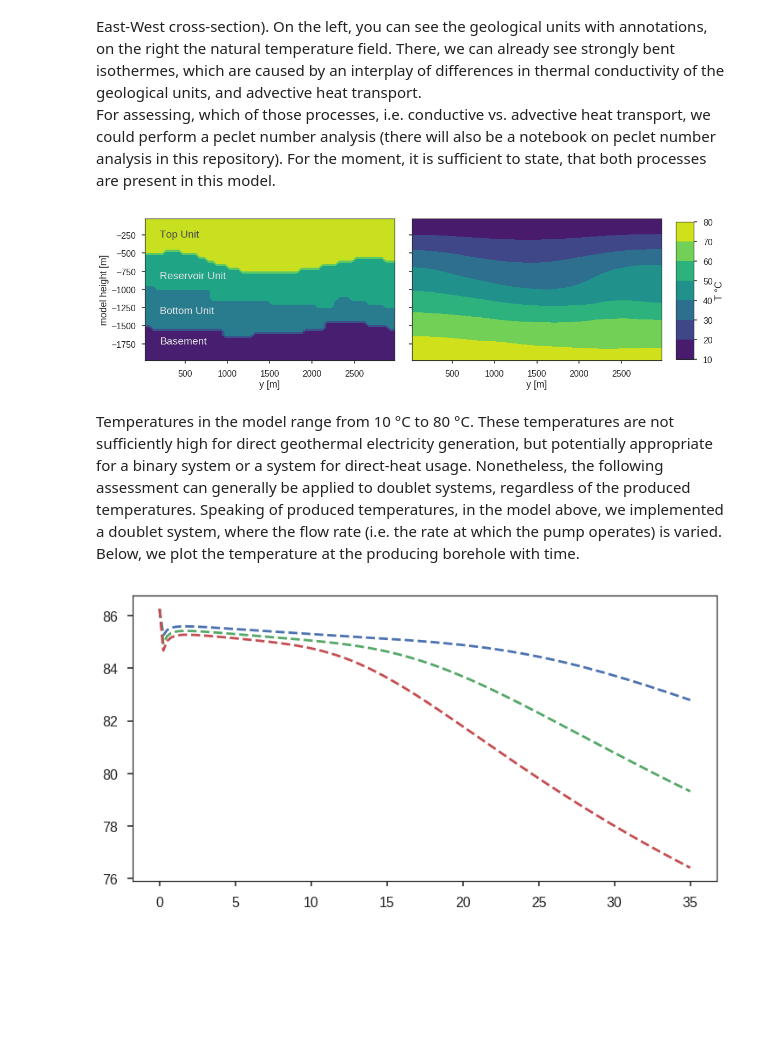
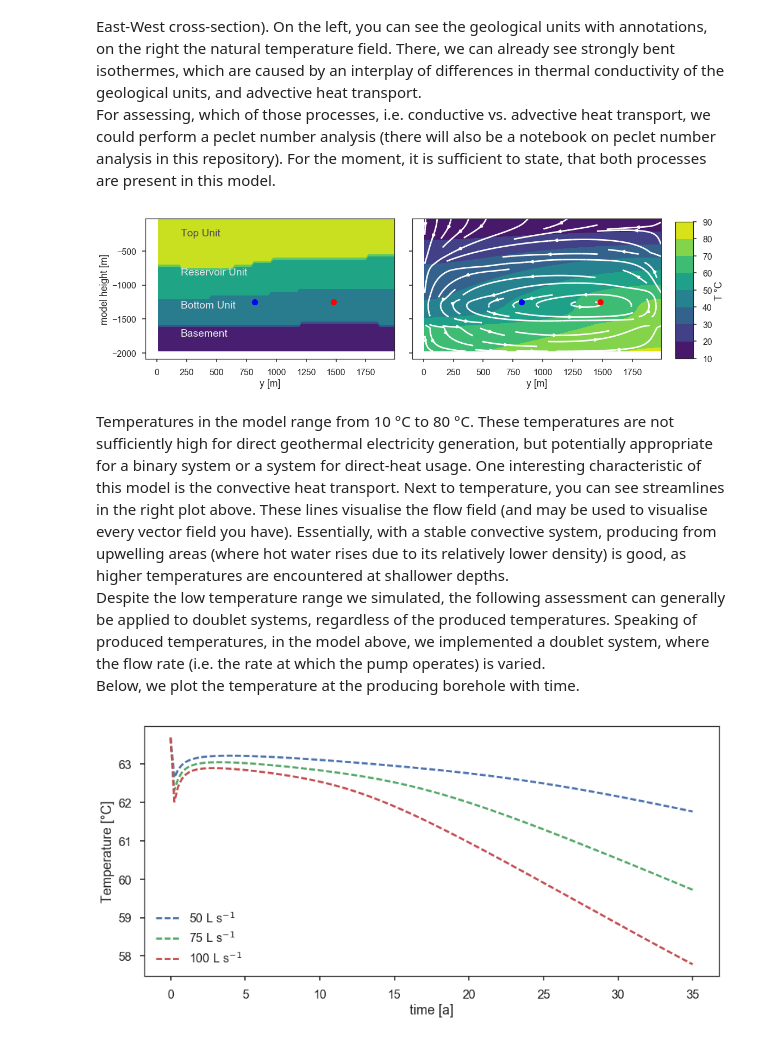
Before and after one commit to Japhiolite/geothermics, a Jupyter notebook: dev/Geothermal_doublets.ipynb, the cells around one changed output. Cells and saved outputs as stored; diff of their text form; code cells hidden in the pictures; blank space fills up the shorter version.

Commit message:
update doublet monitor files

```diff
--- a/dev/Geothermal_doublets.ipynb
+++ b/dev/Geothermal_doublets.ipynb
@@ -43,12 +43,28 @@ y = mod['y'][0,:,0]
 z = mod['z'][:,0,0]
 t = mod['temp'][:,:,:]
 ui = mod['uindex'][:,:,:]
+vx = mod['vx'][:,:,:]
+vy = mod['vy'][:,:,:]
+vz = mod['vz'][:,:,:]
+mod.close()
+# doublet position
+prod = np.array([74, 29, 15])
+inj = np.array([41, 29, 15])
 
 # plot routine
-cs = 25 # cross -section position
+cs = 29 # cross -section position
 fig, axs = plt.subplots(1, 2, figsize=[15,5], sharey=True, sharex=True)
-ax1 = axs[0].contourf(y, z-2000, ui[:,:,cs], 4, cmap= 'viridis') # geological units
-ax2 = axs[1].contourf(y, z-2000, t[:,:,cs], cmap='viridis') # temperature
+ax1 = axs[0].contourf(x, z-2000, ui[:,cs,:], 4, cmap= 'viridis') # geological units
+ax2 = axs[1].contourf(x, z-2000, t[:,cs,:], cmap='viridis') # temperature
+
+# plot doublet positions
+axs[0].plot(prod[0]*20, (prod[2]*50-2000), 'ro')
+axs[0].plot(inj[0]*20, (inj[2]*50-2000), 'bo')
+
+axs[1].plot(prod[0]*20, (prod[2]*50-2000), 'ro')
+axs[1].plot(inj[0]*20, (inj[2]*50-2000), 'bo')
+
+axs[1].streamplot(x, z-2000, vx[:,cs,:], vz[:,cs,:], density=[1, .5], color='white')
 
 # axes arguments
 axs[0].set_ylabel('model height [m]')
@@ -69,18 +85,24 @@ fig.colorbar(ax2, cax=cbar_ax, label= 'T °C')
 # layout option
 plt.tight_layout()
 # %% [output]
-[figure, old version]
+[figure, new version]
 # %% [markdown]
-Temperatures in the model range from 10 °C to 80 °C. These temperatures are not sufficiently high for direct geothermal electricity generation, but potentially appropriate for a binary system or a system for direct-heat usage. Nonetheless, the following assessment can generally be applied to doublet systems, regardless of the produced temperatures. Speaking of produced temperatures, in the model above, we implemented a doublet system, where the flow rate (i.e. the rate at which the pump operates) is varied.
+Temperatures in the model range from 10 °C to 80 °C. These temperatures are not sufficiently high for direct geothermal electricity generation, but potentially appropriate for a binary system or a system for direct-heat usage. One interesting characteristic of this model is the convective heat transport. Next to temperature, you can see streamlines in the right plot above. These lines visualise the flow field (and may be used to visualise every vector field you have). Essentially, with a stable convective system, producing from upwelling areas (where hot water rises due to its relatively lower density) is good, as higher temperatures are encountered at shallower depths.
+Despite the low temperature range we simulated, the following assessment can generally be applied to doublet systems, regardless of the produced temperatures. Speaking of produced temperatures, in the model above, we implemented a doublet system, where the flow rate (i.e. the rate at which the pump operates) is varied.
 Below, we plot the temperature at the producing borehole with time.
 # %%
-pr_50L = np.genfromtxt('../data/doublet_50l_monitor.dat', skip_header=1, comments='%', usecols=[0,9])
-pr_75L = np.genfromtxt('../data/doublet_75l_monitor.dat', skip_header=1, comments='%', usecols=[0,9])
-pr_100L = np.genfromtxt('../data/doublet_100l_monitor.dat', skip_header=1, comments='%', usecols=[0,9])
+# load monitoring files
+pr_50L = pd.read_csv('../data/doublet_50ls.csv', comment='%')
+pr_75L = pd.read_csv('../data/doublet_75ls.csv', comment='%')
+pr_100L = pd.read_csv('../data/doublet_100ls.csv', comment='%')
 
 fig = plt.figure(figsize=[12,6])
-p50 = plt.plot(pr_50L[:,0], pr_50L[:,1], '--', label='50 L s$^{-1}$')
-p75 = plt.plot(pr_75L[:,0], pr_75L[:,1], '--', label='75 L s$^{-1}$')
-p100 = plt.plot(pr_100L[:,0], pr_100L[:,1], '--', label='100 L s$^{-1}$')
+p50 = plt.plot(pr_50L['time'], pr_50L['temp'], '--', label='50 L s$^{-1}$')
+p75 = plt.plot(pr_75L['time'], pr_75L['temp'], '--', label='75 L s$^{-1}$')
+p100 = plt.plot(pr_100L['time'], pr_100L['temp'], '--', label='100 L s$^{-1}$')
+plt.legend()
+plt.ylabel('Temperature [°C]')
+plt.xlabel('time [a]')
+fig.tight_layout()
 # %% [output]
-[figure, old version]
+[figure, new version]
```
Also changed, not shown: parts of 2 cells of this notebook, 7 other files.
